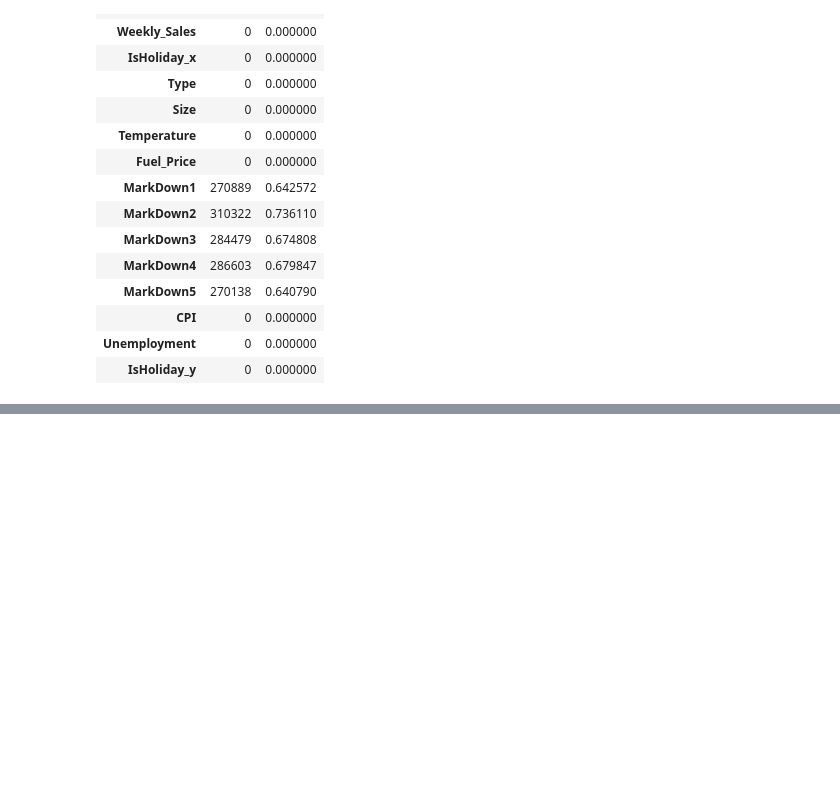
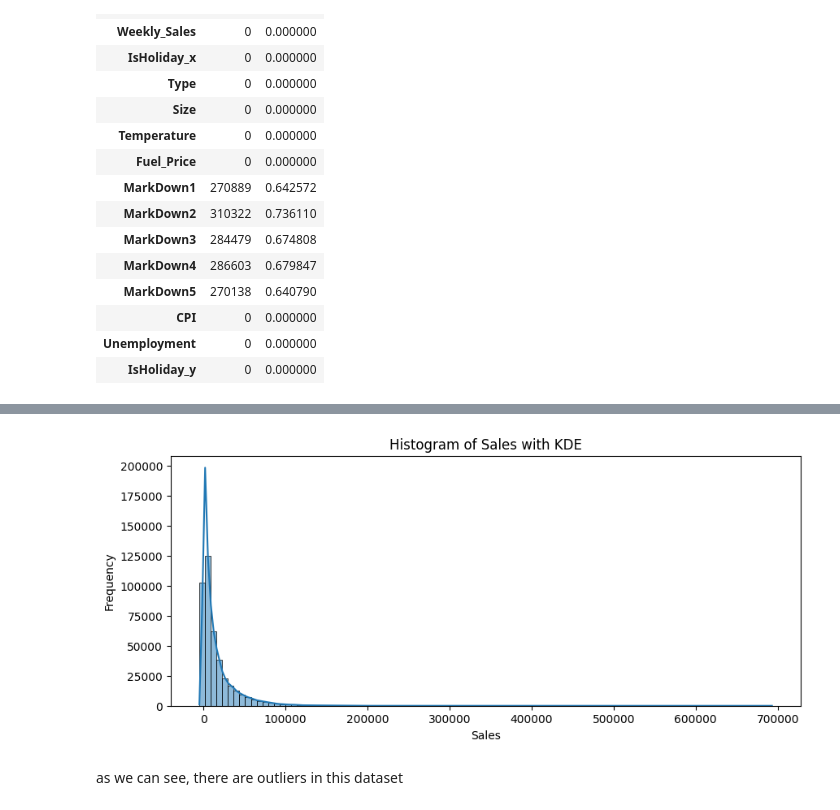
Before and after one commit to hoangquan1503/Walmart_sales_forecasting, a Jupyter notebook: notebook/preprocessing.ipynb, the cells around one changed output, grey strips where cells are left out. Saved outputs shown, nothing was run; the diff lists cells and outputs as text; code cells hidden in the pictures; blank space fills up the shorter version.

Commit message:
handle outlier

```diff
--- a/notebook/preprocessing.ipynb
+++ b/notebook/preprocessing.ipynb
@@ -119,0 +133,11 @@ fill_missing_promote(df, markdown)
+# %%
+plt.figure(figsize=(10,4))
+sns.histplot(df_filled['Weekly_Sales'], bins=100, kde=True)
+plt.title('Histogram of Sales with KDE')
+plt.xlabel('Sales')
+plt.ylabel('Frequency')
+plt.show()
+# %% [output]
+[figure, added]
+# %% [markdown]
+as we can see, there are outliers in this dataset
```
Also changed, not shown: parts of 7 cells of this notebook, 1 other file.
